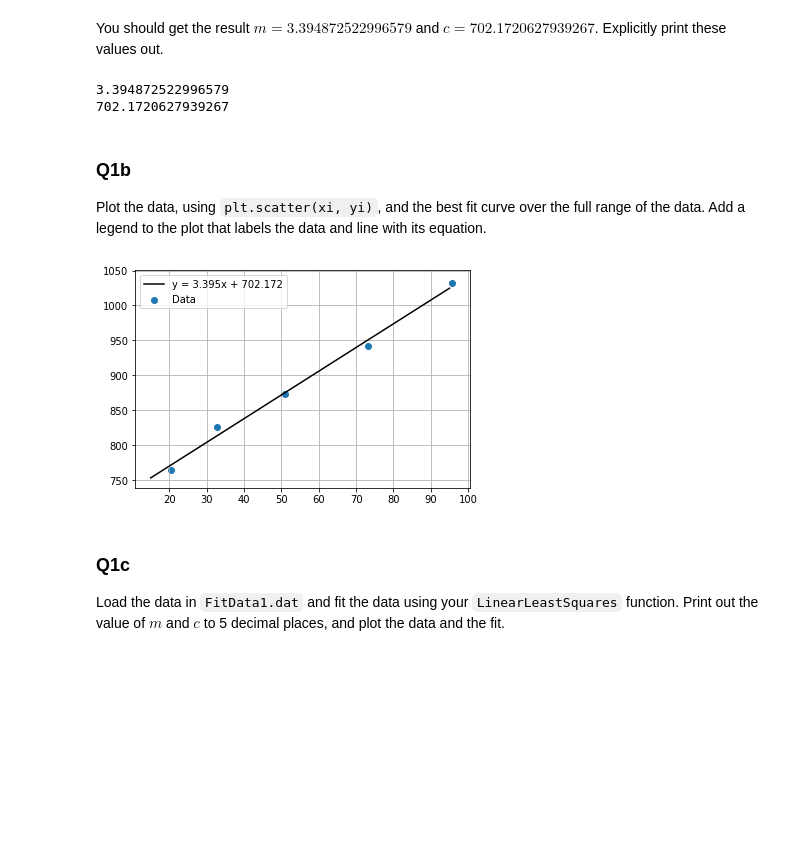
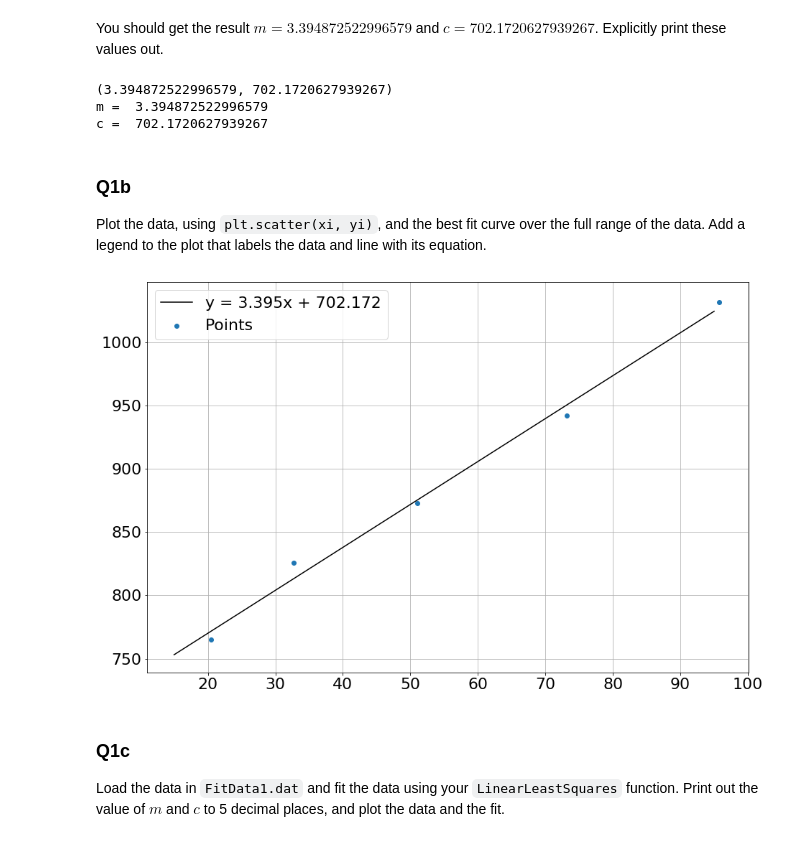
Before and after one commit to darraghburke1/ACM20030-Assignments, a Jupyter notebook: Assignment-3.ipynb, the cells around one changed output. Saved outputs shown, nothing was run; the diff lists cells and outputs as text; code cells hidden in the pictures; blank space fills up the shorter version.

```diff
--- a/Assignment-3.ipynb
+++ b/Assignment-3.ipynb
@@ -76,28 +75,32 @@ testdata  = np.array([[20.5, 765], [32.7, 826], [51.0, 873], [73.2,942], [95.7,1
 # %% [markdown]
 You should get the result $m=3.394872522996579$ and $c=702.1720627939267$. Explicitly print these values out.
 # %%
-print(LinearLeastSquares(testdata)[0])
-print(LinearLeastSquares(testdata)[1])
+print(LinearLeastSquares(testdata))
+print("m = ",LinearLeastSquares(testdata)[0])
+print("c = ",LinearLeastSquares(testdata)[1])
 # %% [output]
-3.394872522996579
-702.1720627939267
+(3.394872522996579, 702.1720627939267)
+m =  3.394872522996579
+c =  702.1720627939267
 # %% [markdown]
 ### Q1b
 Plot the data, using `plt.scatter(xi, yi)`, and the best fit curve over the full range of the data. Add a legend to the plot that labels the data and line with its equation.
 # %%
 m_c = LinearLeastSquares(testdata)
 m = m_c[0]
 c = m_c[1]
 x = np.arange(15,100,5)
 y = m*x + c
+xi = testdata[:,0]
+yi = testdata[:,1]
 
-plt.plot(x,y, 'k')
+plt.plot(x, y, 'k')
 plt.scatter(xi, yi)
 plt.grid(True)
-plt.legend(["y = 3.395x + 702.172","Data"])
+plt.legend(["y = 3.395x + 702.172","Points"])
 plt.show()
 # %% [output]
-[figure, old version]
+[figure, new version]
 # %% [markdown]
 ### Q1c
 Load the data in `FitData1.dat` and fit the data using your `LinearLeastSquares` function. Print out the value of $m$ and $c$ to 5 decimal places, and plot the data and the fit.
```
Also changed, not shown: parts of 6 cells of this notebook.
